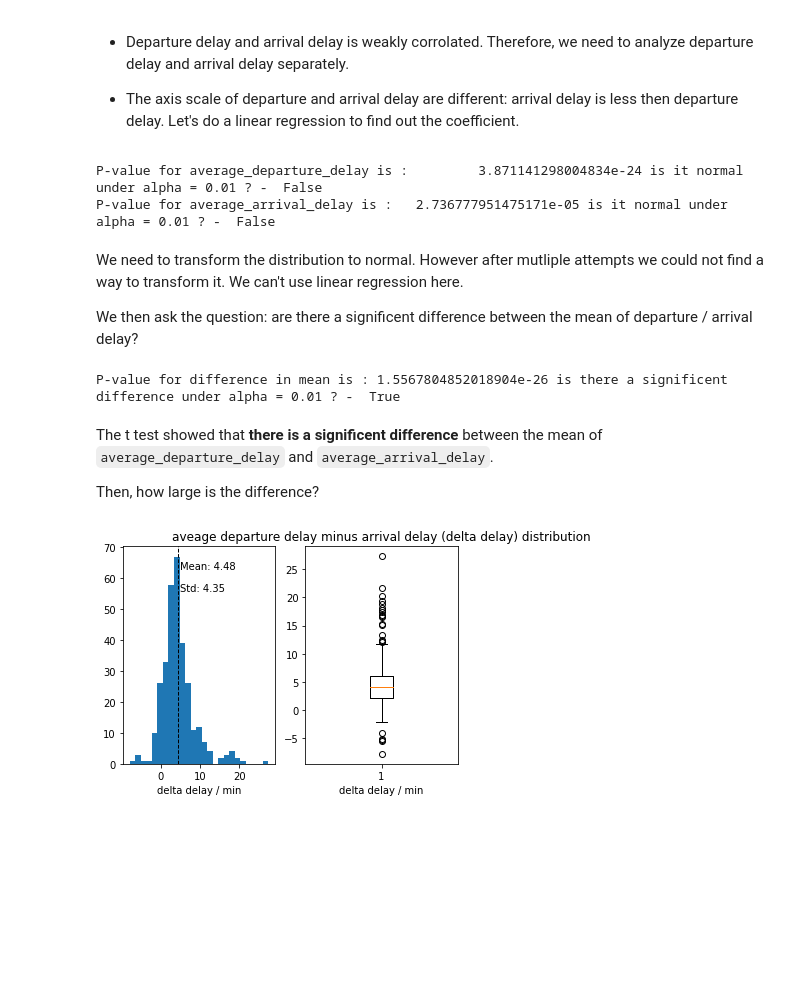
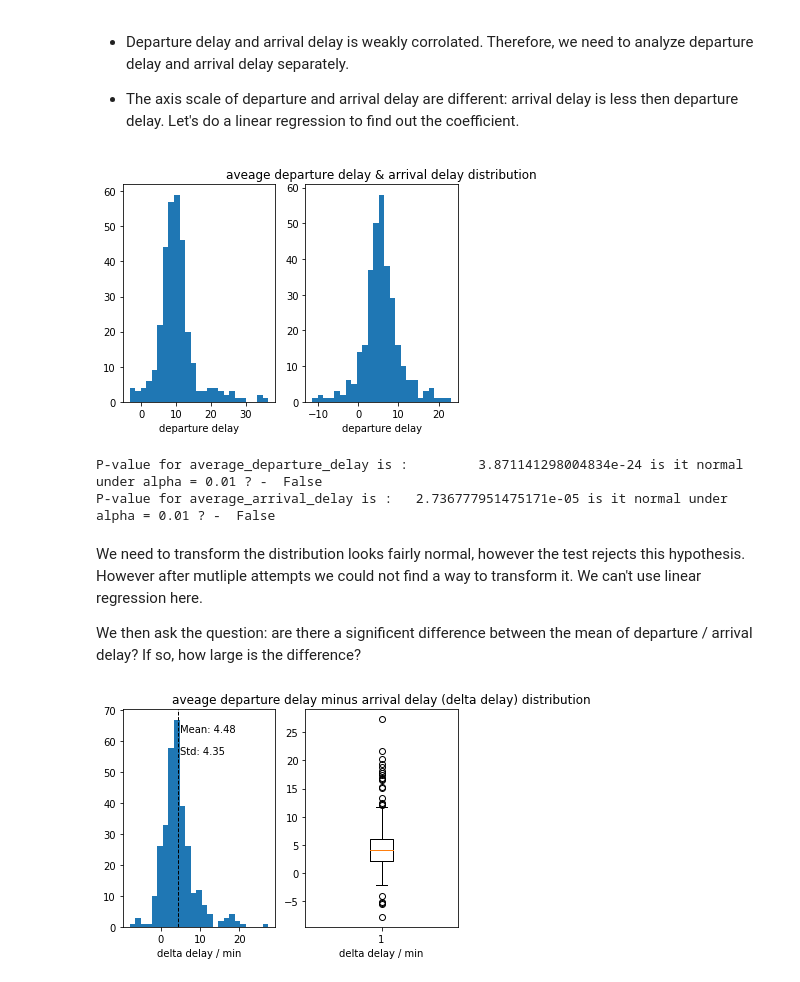
Before and after one commit to didyxdi/COGS108_final_project, a Jupyter notebook: Final Project.ipynb, the cells around one changed output. Drawn from its saved outputs; the diff is of its cells as text; code cells hidden in the pictures; blank space fills up the shorter version.

Commit message:
Logic fix: T test need normal assumption + T test is for 2 independent samples

```diff
--- a/Final Project.ipynb
+++ b/Final Project.ipynb
@@ -692,6 +692,20 @@ Corrolation:  0.6304324907623623
 
 
 - The axis scale of departure and arrival delay are different: arrival delay is less then departure delay. Let's do a linear regression to find out the coefficient.
+# %%
+dat1 = dep_arr_corr_df["average_departure_delay"]
+dat2 = dep_arr_corr_df["average_arrival_delay"]
+
+f, (ax1, ax2) = plt.subplots(1, 2)
+ax1.hist(dat1,bins=25)
+plt.title("aveage departure delay & arrival delay distribution")
+ax1.set_xlabel("departure delay");
+ax1.set_label("count");
+ax2.hist(dat2,bins=25)
+ax2.set_xlabel("departure delay");
+ax2.set_label("count");
+# %% [output]
+[figure, added]
 # %%
 alpha = 0.01
 st_dep,p_dep = stats.normaltest(dep_arr_corr_df["average_departure_delay"].values)
@@ -702,18 +716,9 @@ print("P-value for average_arrival_delay is :\t",p_arr,"is it normal under alpha
 P-value for average_departure_delay is :         3.871141298004834e-24 is it normal under alpha = 0.01 ? -  False
 P-value for average_arrival_delay is :   2.736777951475171e-05 is it normal under alpha = 0.01 ? -  False
 # %% [markdown]
-We need to transform the distribution to normal. However after mutliple attempts we could not find a way to transform it. We can't use linear regression here.
+We need to transform the distribution looks fairly normal, however the test rejects this hypothesis. However after mutliple attempts we could not find a way to transform it. We can't use linear regression here.
 
-We then ask the question: are there a significent difference between the mean of departure / arrival delay?
+We then ask the question: are there a significent difference between the mean of departure / arrival delay? If so, how large is the difference?
-# %%
-t_val,p_val = stats.ttest_ind(dep_arr_corr_df["average_departure_delay"].values,dep_arr_corr_df["average_arrival_delay"].values)
-print("P-value for difference in mean is :",p_val,"is there a significent difference under alpha =",alpha,"? - ",p_dep<alpha)
-# %% [output]
-P-value for difference in mean is : 1.5567804852018904e-26 is there a significent difference under alpha = 0.01 ? -  True
-# %% [markdown]
-The t test showed that **there is a significent difference** between the mean of `average_departure_delay` and `average_arrival_delay`.
-
-Then, how large is the difference?
 # %%
 dat = (dep_arr_corr_df["average_departure_delay"] - dep_arr_corr_df["average_arrival_delay"]).values;
 
```
Also changed, not shown: parts of 1 cell of this notebook.
